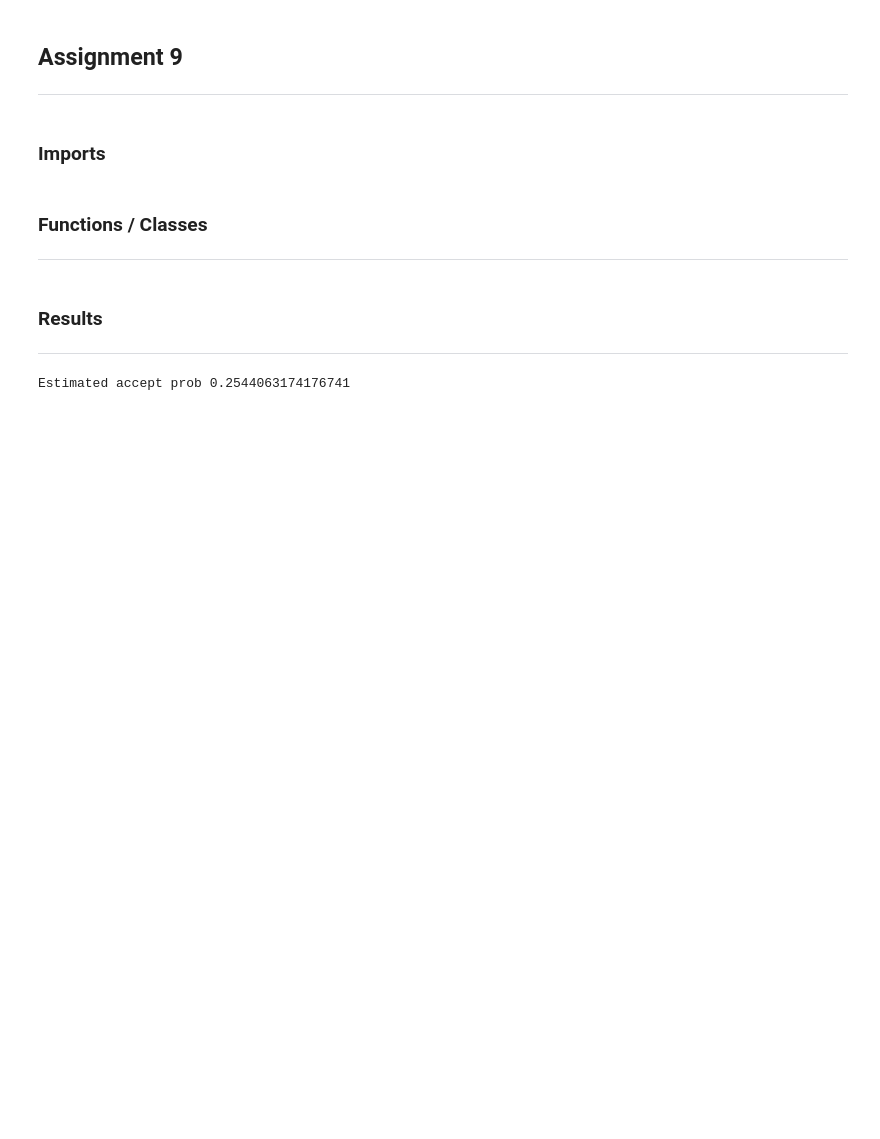
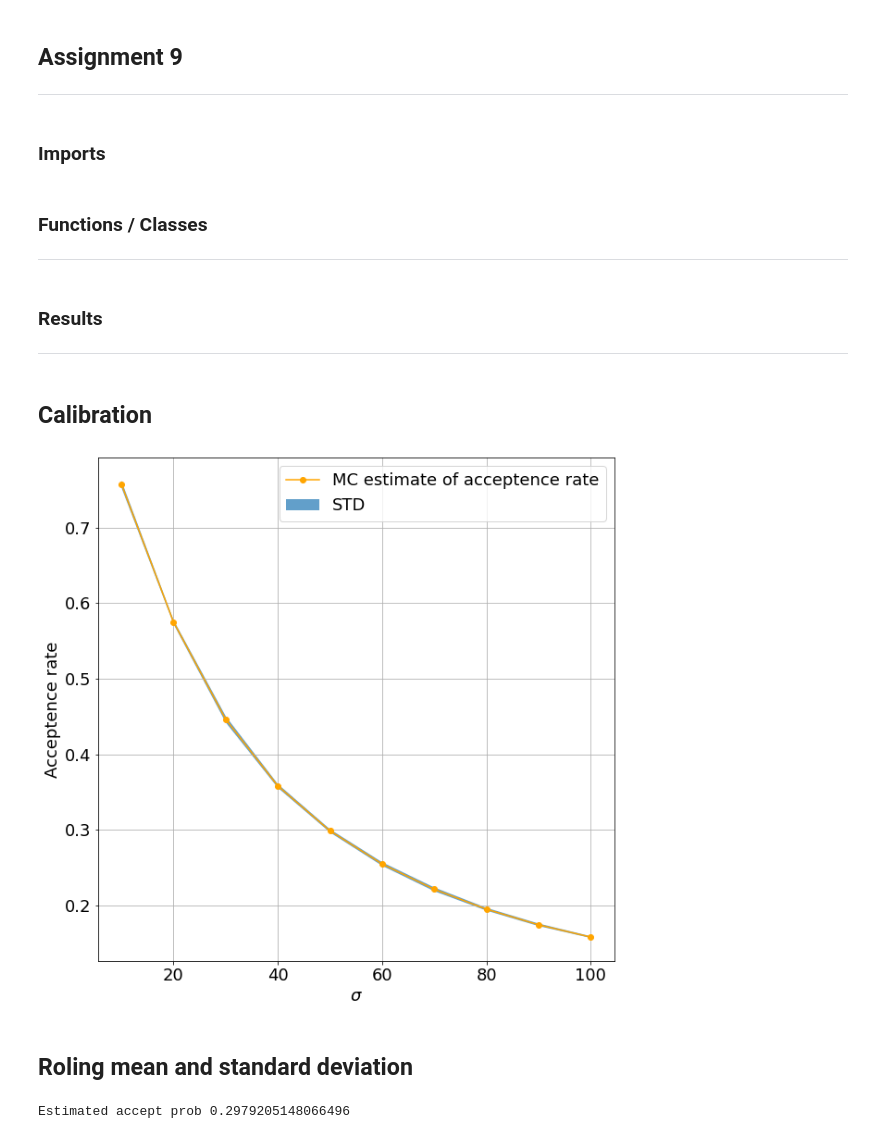
Before and after one commit to SByeUva/uncertainty_quantification, a Jupyter notebook: 09_homework/HW9 .ipynb, the cells around one changed output. Drawn from its saved outputs; the diff is of its cells as text; code cells hidden in the pictures; blank space fills up the shorter version.

```diff
--- a/09_homework/HW9 .ipynb
+++ b/09_homework/HW9 .ipynb
@@ -82,11 +83,50 @@ def MCMC(M, a, data, start=500, ret_all = False):
 # %% [markdown]
 ### Results
 ----
+# %% [markdown]
+## Calibration
+# %%
+mus = [10, 20, 30, 40, 50, 60, 70, 80, 90, 100]
+M = 10**4
+experiment_data = []
+
+for mu in tqdm(mus):
+
+    trial_data = []
+    for ii in range(10):
+        sample, N, prog = MCMC(M, mu, data, ret_all=True)
+        trial_data.append(M / N)
+    experiment_data.append(trial_data)
+# %%
+means = []
+stds = []
+
+for trial in experiment_data:
+    means.append(np.mean(trial))
+    stds.append(np.std(trial))
+
+means = np.array(means)
+stds = np.array(stds)
+# %%
+plt.rcParams.update({'font.size': 18})
+plt.figure(figsize = (10,10))
+plt.plot(mus, means, label = 'MC estimate of acceptence rate', marker = 'o', color= 'orange')
+plt.fill_between(mus, (means - stds), (means + stds), label = ("STD"), alpha = 0.7)
+
+plt.xlabel(r'$\sigma$')
+plt.ylabel('Acceptence rate')
+plt.legend()
+plt.grid()
+plt.savefig("figures/acceptence_rate.png", dpi=300)
+# %% [output]
+[figure, added]
+# %% [markdown]
+## Roling mean and standard deviation
 # %%
 data = [149, 161, 177, 158, 132, 185]
 M = 10**5
-sample, N, prog = MCMC(M, 60, data, ret_all=True)
+sample, N, prog = MCMC(M, 50, data, ret_all=True)
 
 print('Estimated accept prob', M/N)
 # %% [output]
-Estimated accept prob 0.2544063174176741
+Estimated accept prob 0.2979205148066496
```
Also changed, not shown: parts of 8 cells of this notebook, 6 other files.
